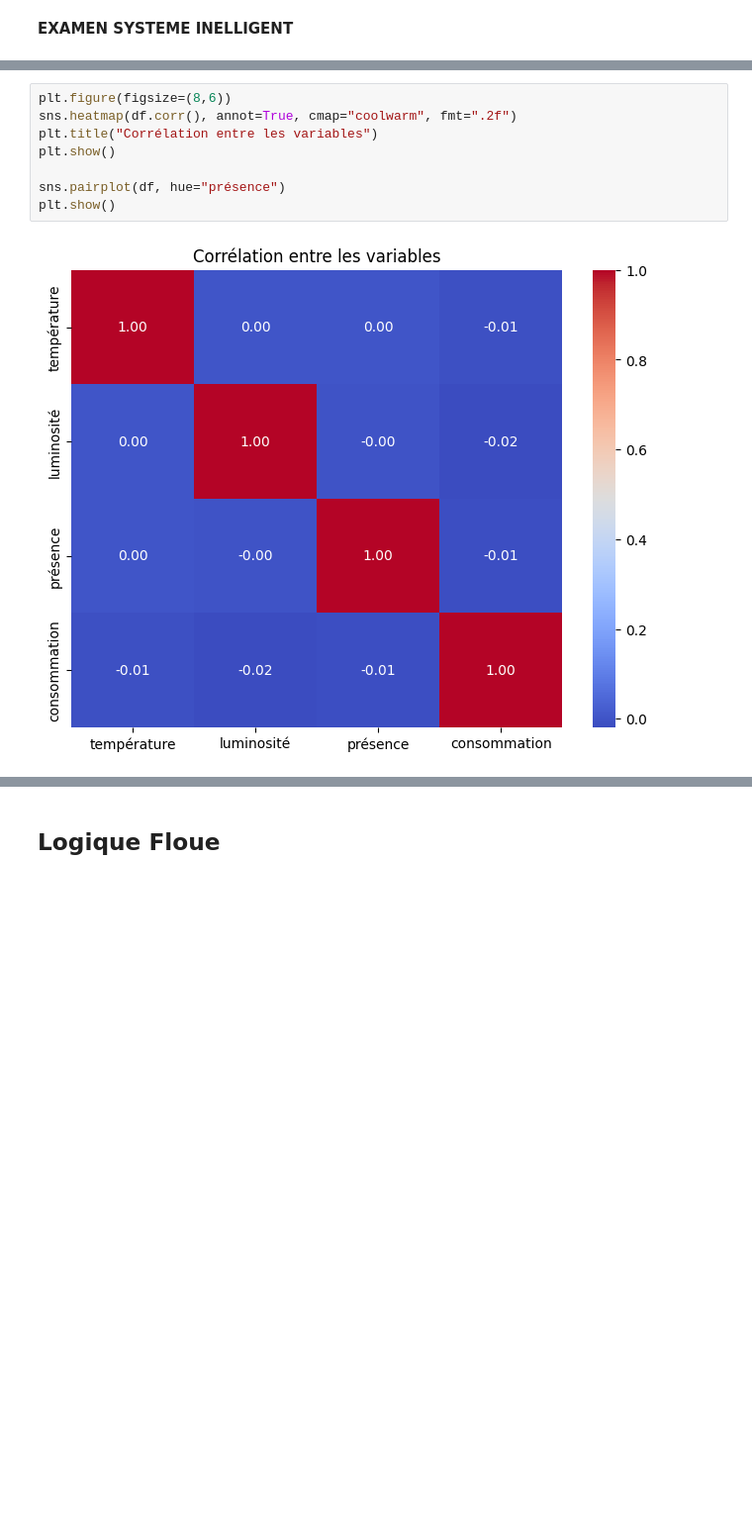
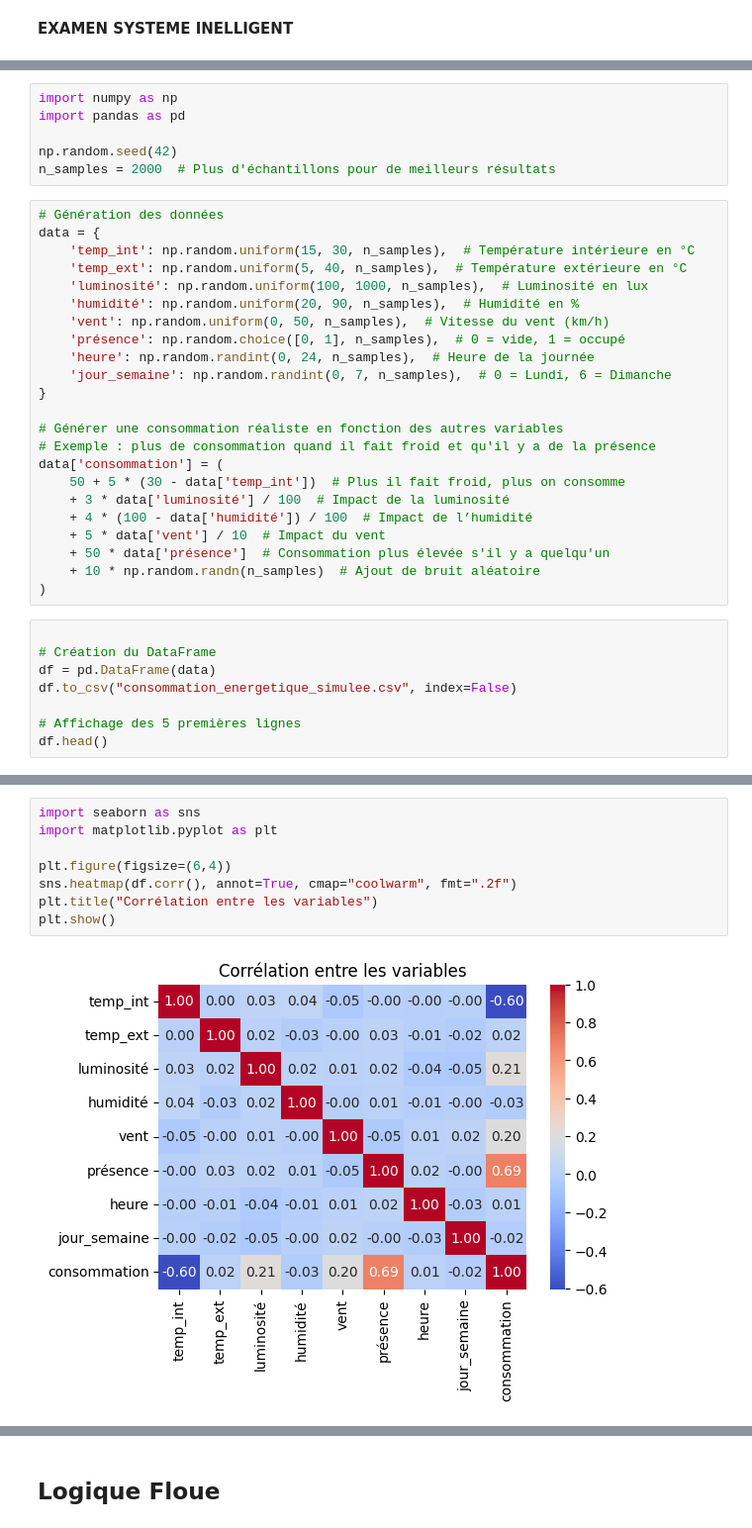
Before and after one commit to Dianamikolo/Machine-Learning, a Jupyter notebook: projet_datascience.ipynb, the cells around one changed output, grey strips where cells are left out. Shown: that part at 99% size. Saved outputs shown, nothing was run; the diff lists cells and outputs as text; blank space fills up the shorter version.

```diff
--- a/projet_datascience.ipynb
+++ b/projet_datascience.ipynb
@@ -57,0 +8,37 @@ Saving consommation_energetique.csv to consommation_energetique.csv
+# %%
+import numpy as np
+import pandas as pd
+
+np.random.seed(42)
+n_samples = 2000  # Plus d'échantillons pour de meilleurs résultats
+# %%
+# Génération des données
+data = {
+    'temp_int': np.random.uniform(15, 30, n_samples),  # Température intérieure en °C
+    'temp_ext': np.random.uniform(5, 40, n_samples),  # Température extérieure en °C
+    'luminosité': np.random.uniform(100, 1000, n_samples),  # Luminosité en lux
+    'humidité': np.random.uniform(20, 90, n_samples),  # Humidité en %
+    'vent': np.random.uniform(0, 50, n_samples),  # Vitesse du vent (km/h)
+    'présence': np.random.choice([0, 1], n_samples),  # 0 = vide, 1 = occupé
+    'heure': np.random.randint(0, 24, n_samples),  # Heure de la journée
+    'jour_semaine': np.random.randint(0, 7, n_samples),  # 0 = Lundi, 6 = Dimanche
+}
+
+# Générer une consommation réaliste en fonction des autres variables
+# Exemple : plus de consommation quand il fait froid et qu'il y a de la présence
+data['consommation'] = (
+    50 + 5 * (30 - data['temp_int'])  # Plus il fait froid, plus on consomme
+    + 3 * data['luminosité'] / 100  # Impact de la luminosité
+    + 4 * (100 - data['humidité']) / 100  # Impact de l’humidité
+    + 5 * data['vent'] / 10  # Impact du vent
+    + 50 * data['présence']  # Consommation plus élevée s'il y a quelqu'un
+    + 10 * np.random.randn(n_samples)  # Ajout de bruit aléatoire
+)
+# %%
+
+# Création du DataFrame
+df = pd.DataFrame(data)
+df.to_csv("consommation_energetique_simulee.csv", index=False)
+
+# Affichage des 5 premières lignes
+df.head()
@@ -58,10 +54,10 @@ Saving consommation_energetique.csv to consommation_energetique.csv
 # %%
-plt.figure(figsize=(8,6))
+import seaborn as sns
+import matplotlib.pyplot as plt
+
+plt.figure(figsize=(6,4))
 sns.heatmap(df.corr(), annot=True, cmap="coolwarm", fmt=".2f")
 plt.title("Corrélation entre les variables")
 plt.show()
-
-sns.pairplot(df, hue="présence")
-plt.show()
 # %% [output]
-[figure, old version]
+[figure, new version]
```
Also changed, not shown: parts of 26 cells of this notebook.
